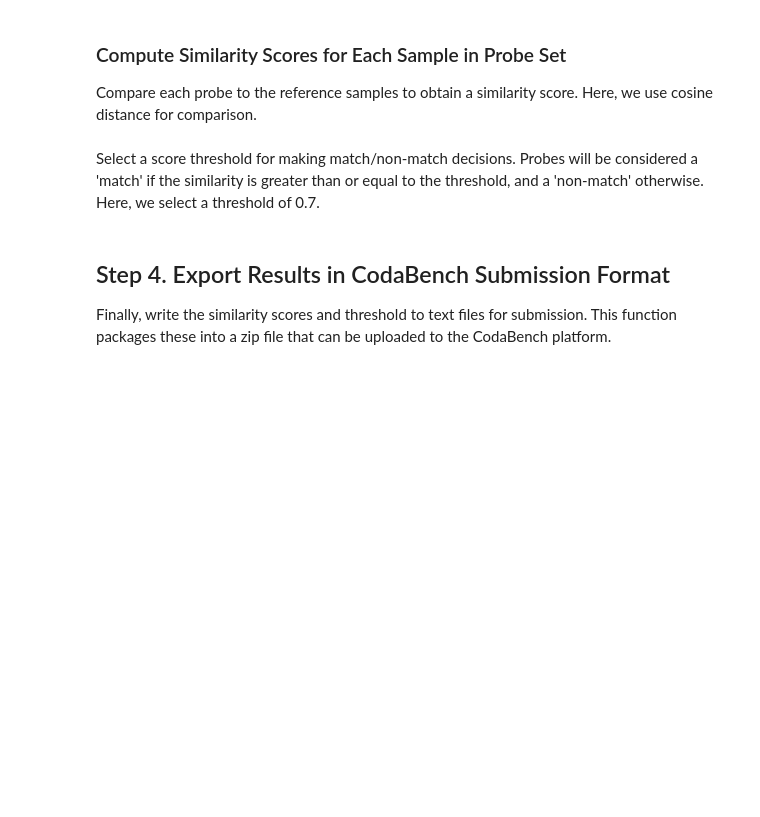
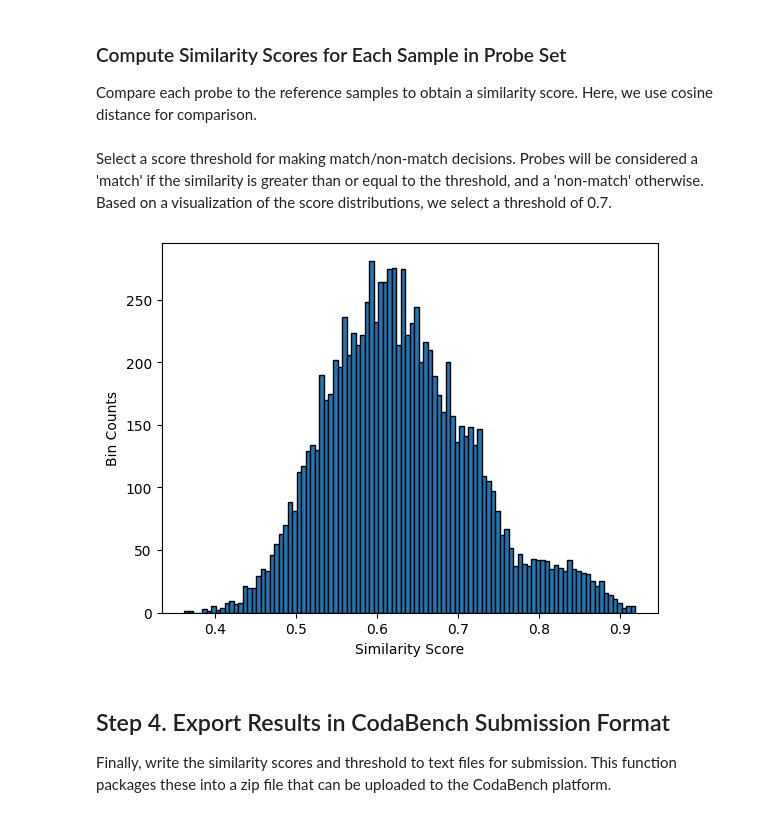
Before and after one commit to UNB-StepUP/2nd_stepUP_competition, a Jupyter notebook: starter_kit.ipynb, the cells around one changed output. Saved outputs shown, nothing was run; the diff lists cells and outputs as text; code cells hidden in the pictures; blank space fills up the shorter version.

Commit message:
Add histogram of score distribution

```diff
--- a/starter_kit.ipynb
+++ b/starter_kit.ipynb
@@ -747,7 +747,14 @@ for claim,probe_embed in zip(dataset_probe.labels,probe_embeds):
 
 all_score = np.array(all_score)
 # %% [markdown]
-Select a score threshold for making match/non-match decisions. Probes will be considered a 'match' if the similarity is greater than or equal to the threshold, and a 'non-match' otherwise. Here, we select a threshold of 0.7.
+Select a score threshold for making match/non-match decisions. Probes will be considered a 'match' if the similarity is greater than or equal to the threshold, and a 'non-match' otherwise. Based on a visualization of the score distributions, we select a threshold of 0.7.
+# %%
+plt.hist(all_score,bins = 100,edgecolor = 'k')
+plt.xlabel('Similarity Score')
+plt.ylabel('Bin Counts')
+plt.show()
+# %% [output]
+[figure, added]
 # %%
 threshold = np.array([0.7])
 # %% [markdown]
```
Also changed, not shown: parts of 2 cells of this notebook.
